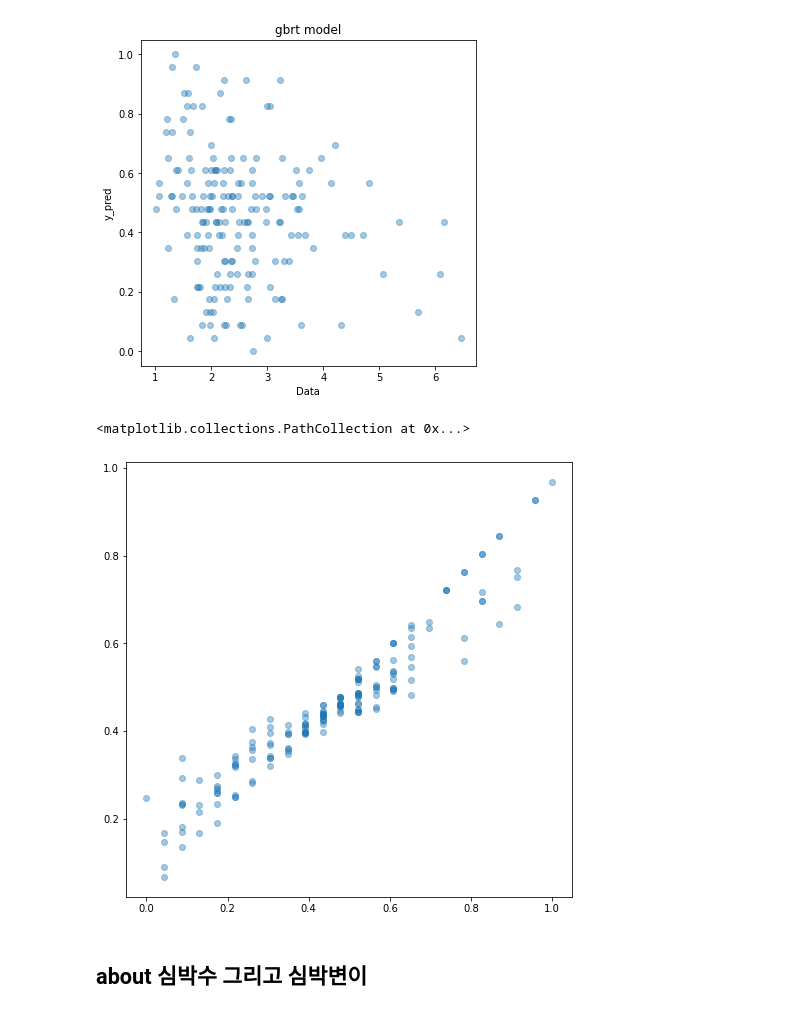
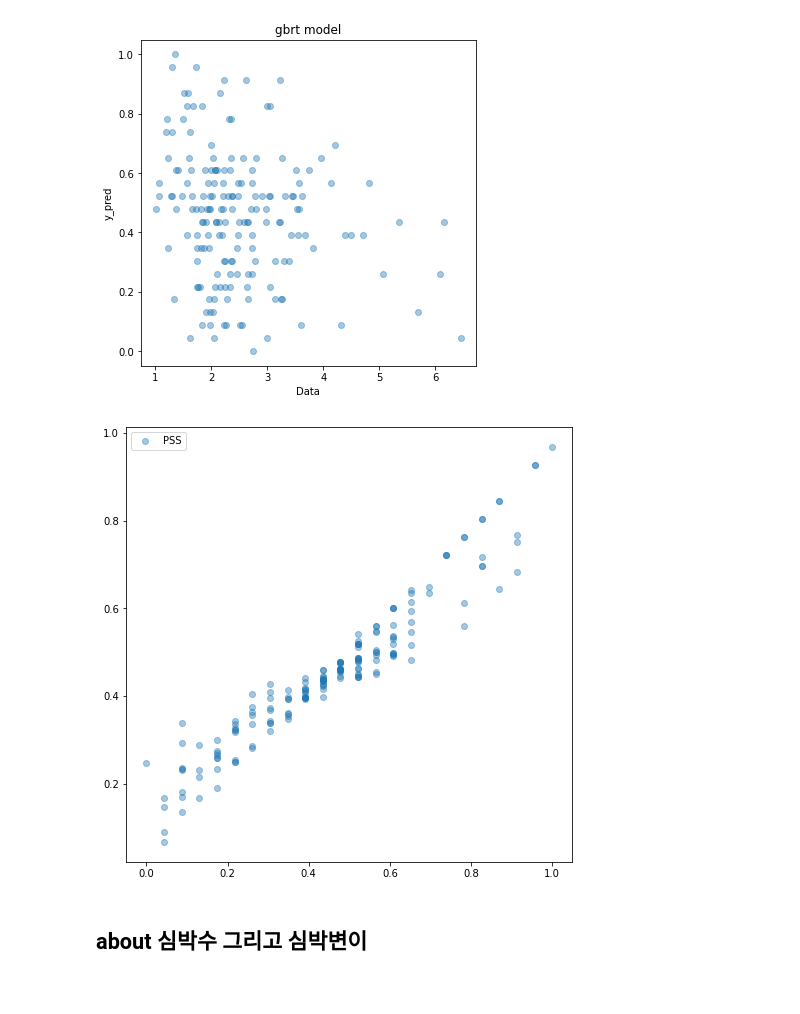
Before and after one commit to hanbuck30/Regression-about-neural-Data, a Jupyter notebook: Data_Regression.ipynb, the cells around one changed output. Saved outputs shown, nothing was run; the diff lists cells and outputs as text; code cells hidden in the pictures.

```diff
--- a/Data_Regression.ipynb
+++ b/Data_Regression.ipynb
@@ -476,10 +545,11 @@ plt.show()
 [figure]
 # %%
 plt.figure(figsize=(8,8))
-plt.scatter(y,y_pred_2,alpha=0.4)
+plt.scatter(y,y_pred_2,alpha=0.4,label="PSS")
+plt.legend()
+plt.show()
 # %% [output]
-<matplotlib.collections.PathCollection at 0x...>
-[figure, old version]
+[figure, new version]
 # %% [markdown]
 ## about 심박수 그리고 심박변이
 # %%
```
Also changed, not shown: parts of 20 cells of this notebook.
